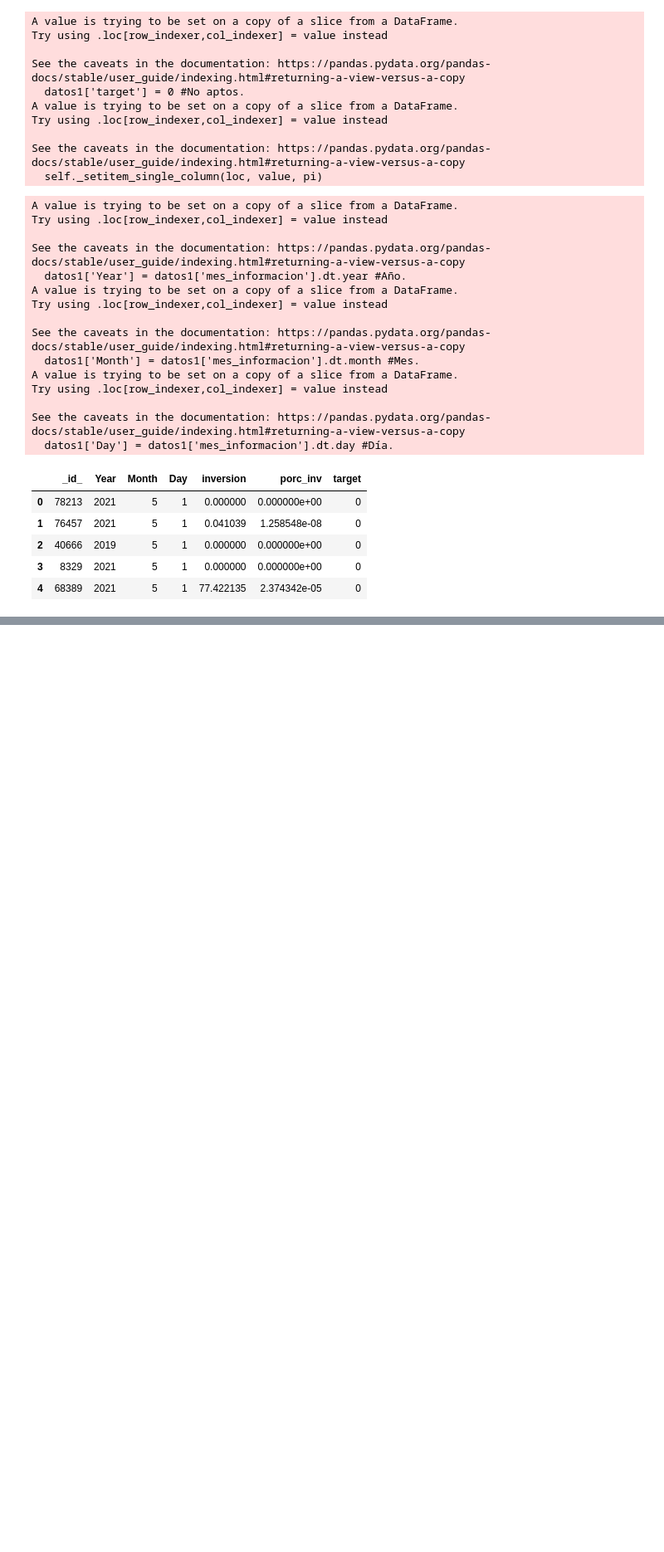
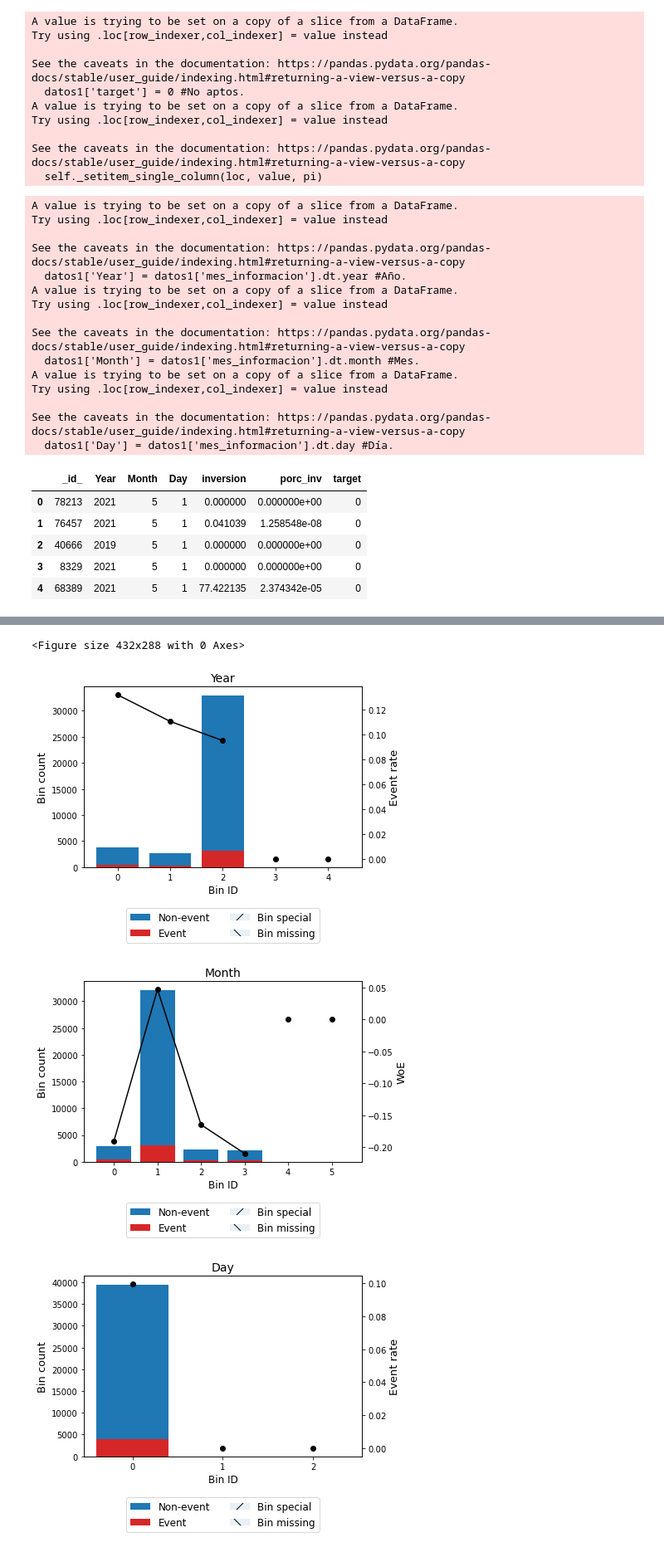
Before and after one commit to fjoh378/equipo_alfa_buena_maravilla_onda_dinamita_escuadron_lobo, a Jupyter notebook: Tarea_2/Tarea_2.ipynb, the cells around one changed output, grey strips where cells are left out. Shown: that part at 83% size. Cells and saved outputs as stored; diff of their text form; code cells hidden in the pictures; blank space fills up the shorter version.

```diff
--- a/Tarea_2/Tarea_2.ipynb
+++ b/Tarea_2/Tarea_2.ipynb
@@ -121,3 +122,18 @@ rdy_table.head()
 | 2 | 40666 | 2019 | 5 | 1 | 0.000000 | 0.000000e+00 | 0 |
 | 3 | 8329 | 2021 | 5 | 1 | 0.000000 | 0.000000e+00 | 0 |
 | 4 | 68389 | 2021 | 5 | 1 | 77.422135 | 2.374342e-05 | 0 |
+# %%
+#Hacemos validación y test
+X = rdy_table.copy()
+y = X.pop('target')
+
+# split the data
+X_train, X_test, y_train, y_test = train_test_split(X, y, test_size = 0.2)
+# %%
+optb_year  = OptimalBinning(name = "Year", dtype = "numerical", solver = "cp")
+optb_month = OptimalBinning(name = "Month", dtype = "numerical", solver = "cp")
+optb_day   = OptimalBinning(name = "Day", dtype = "numerical", solver = "cp")
+optb_inv   = OptimalBinning(name = "inversion", dtype = "numerical", solver = "cp")
+
+columns = ['Year', 'Month', 'Day', 'inversion']
+opts    = [optb_year, optb_month, optb_day, optb_inv]
@@ -123,0 +142,5 @@ rdy_table.head()
+# %%
+optb_year.fit(X_train["Year"].values, y_train)
+optb_month.fit(X_train["Month"].values, y_train)
+optb_day.fit(X_train["Day"].values, y_train)
+optb_inv.fit(X_train["inversion"].values, y_train)
@@ -123,0 +161,5 @@ rdy_table.head()
+# %%
+year_table  = optb_year.binning_table
+month_table = optb_month.binning_table
+day_table   = optb_day.binning_table
+inv_table   = optb_inv.binning_table
@@ -123,0 +197,11 @@ rdy_table.head()
+# %%
+plt.figure()
+year_table.plot(metric="event_rate")
+month_table.plot(metric="woe")
+day_table.plot(metric="event_rate")
+inv_table.plot(metric="woe")
+# %% [output]
+<Figure size 432x288 with 0 Axes>
+[figure, added]
+[figure, added]
+[figure, added]
```
Also changed, not shown: parts of 17 cells of this notebook.
